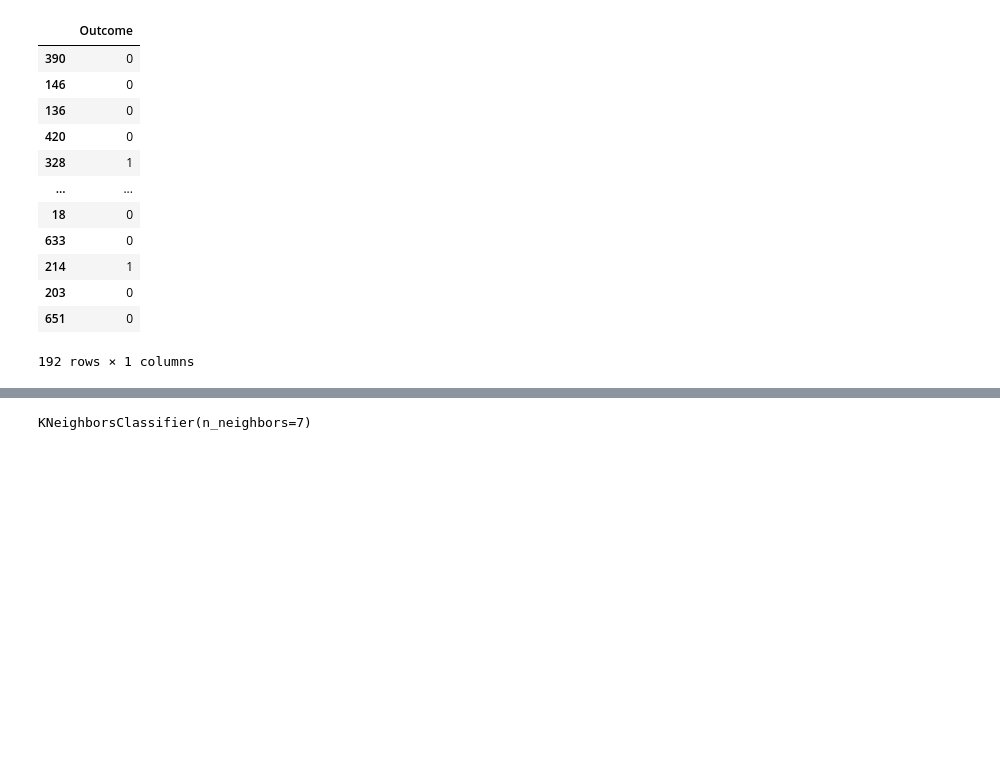
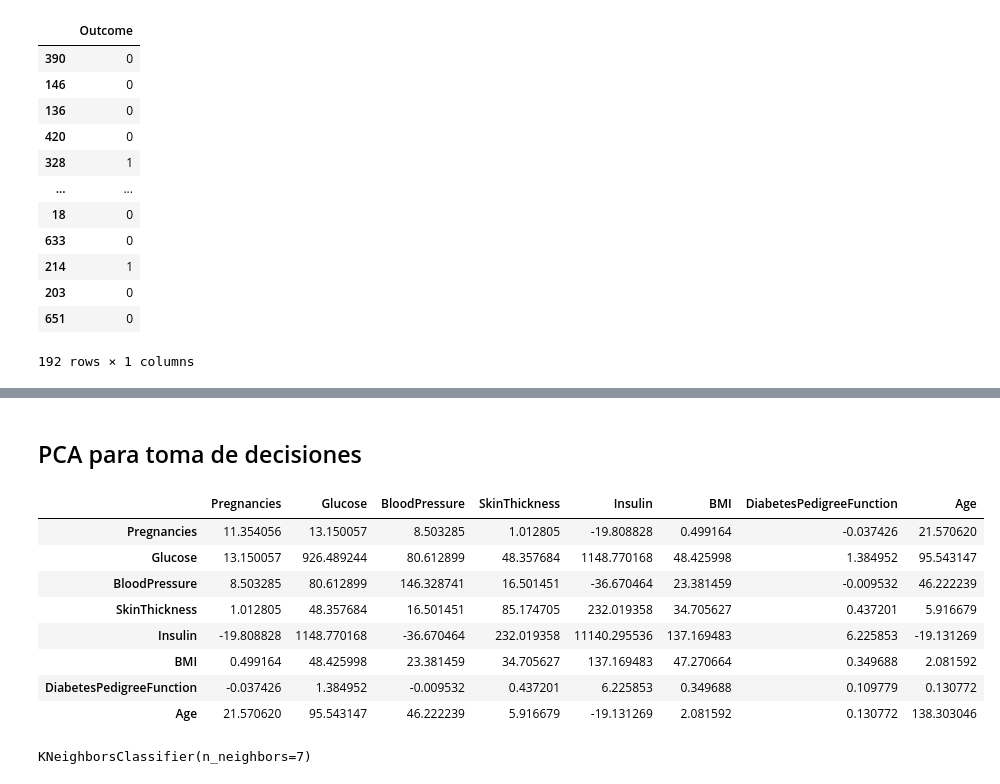
Before and after one commit to sergiomath/dataScience, a Jupyter notebook: Train_data.ipynb, the cells around one changed output, grey strips where cells are left out. Saved outputs shown, nothing was run; the diff lists cells and outputs as text; code cells hidden in the pictures; blank space fills up the shorter version.

```diff
--- a/Train_data.ipynb
+++ b/Train_data.ipynb
@@ -220,3 +259,20 @@ prueba_clase
+# %% [markdown]
+## PCA para toma de decisiones
+# %%
+##### covarianza sin outcome
+dfPCA =pd.DataFrame(df[["Pregnancies","Glucose","BloodPressure","SkinThickness","Insulin",
+        "BMI","DiabetesPedigreeFunction","Age"]])
+dfPCA.cov()
+# %% [output]
+|  | Pregnancies | Glucose | BloodPressure | SkinThickness | Insulin | BMI | DiabetesPedigreeFunction | Age |
+| Pregnancies | 11.354056 | 13.150057 | 8.503285 | 1.012805 | -19.808828 | 0.499164 | -0.037426 | 21.570620 |
+| Glucose | 13.150057 | 926.489244 | 80.612899 | 48.357684 | 1148.770168 | 48.425998 | 1.384952 | 95.543147 |
+| BloodPressure | 8.503285 | 80.612899 | 146.328741 | 16.501451 | -36.670464 | 23.381459 | -0.009532 | 46.222239 |
+| SkinThickness | 1.012805 | 48.357684 | 16.501451 | 85.174705 | 232.019358 | 34.705627 | 0.437201 | 5.916679 |
+| Insulin | -19.808828 | 1148.770168 | -36.670464 | 232.019358 | 11140.295536 | 137.169483 | 6.225853 | -19.131269 |
+| BMI | 0.499164 | 48.425998 | 23.381459 | 34.705627 | 137.169483 | 47.270664 | 0.349688 | 2.081592 |
+| DiabetesPedigreeFunction | -0.037426 | 1.384952 | -0.009532 | 0.437201 | 6.225853 | 0.349688 | 0.109779 | 0.130772 |
+| Age | 21.570620 | 95.543147 | 46.222239 | 5.916679 | -19.131269 | 2.081592 | 0.130772 | 138.303046 |
 # %%
 from sklearn.neighbors import KNeighborsClassifier
 # %%
```
Also changed, not shown: parts of 10 cells of this notebook.
